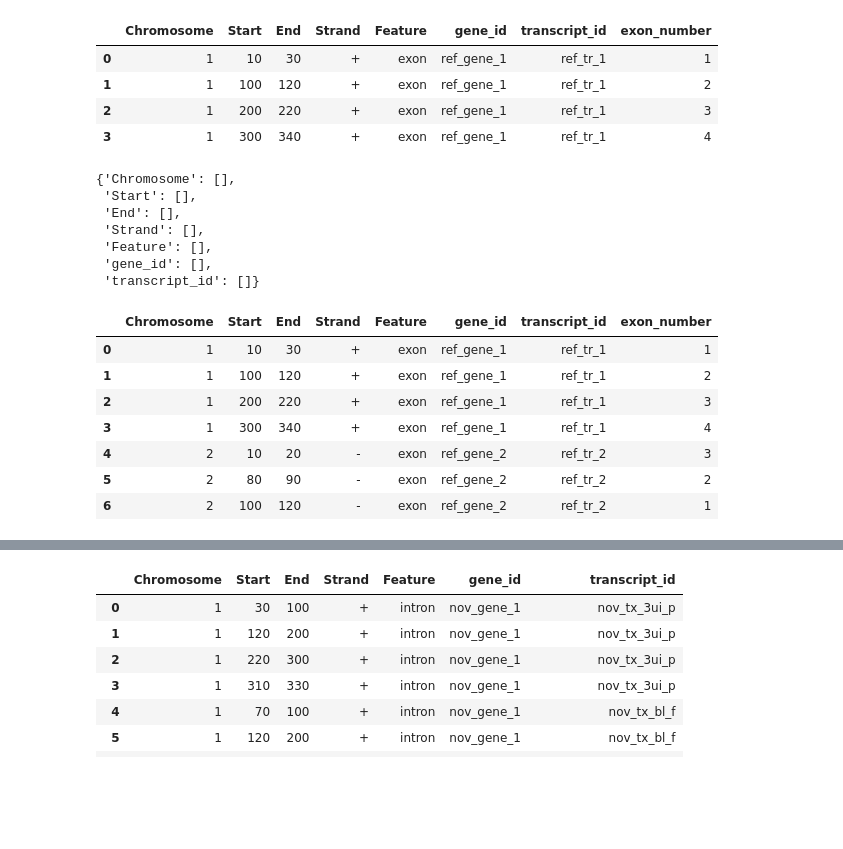
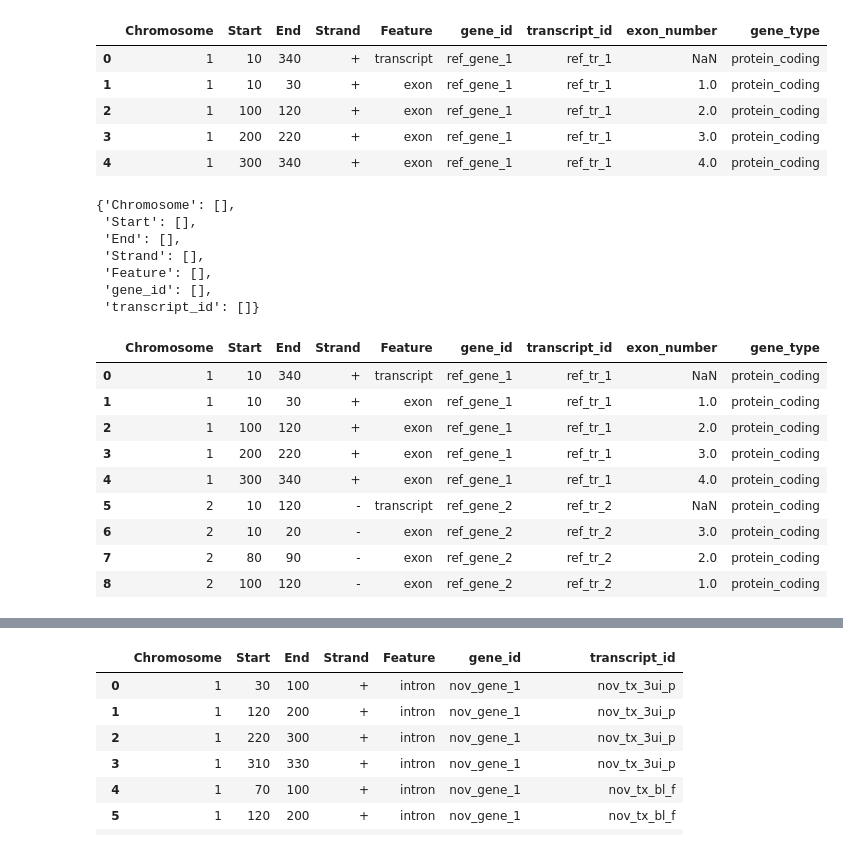
Before and after one commit to frattalab/PAPA, a Jupyter notebook: scripts/stringtie_intron_chain_classification.ipynb, the cells around one changed output, grey strips where cells are left out. Drawn from its saved outputs; the diff is of its cells as text; code cells hidden in the pictures; blank space fills up the shorter version.

Commit message:
generate test GTFs. random preliminary implementations

```diff
--- a/scripts/stringtie_intron_chain_classification.ipynb
+++ b/scripts/stringtie_intron_chain_classification.ipynb
@@ -8,23 +8,25 @@ import time
 from timeit import default_timer as timer
 # %%
 # A plus strand transcript
-test_ref_tr1 = {"Chromosome": [1]*4,
-                "Start": [10,100,200,300],
-                "End": [30,120,220,340],
-                "Strand": ["+"]*4,
-                "Feature": ["exon"]*4,
-                "gene_id": ["ref_gene_1"]*4,
-                "transcript_id": ["ref_tr_1"] * 4,
-                "exon_number": [1,2,3,4]}
+test_ref_tr1 = {"Chromosome": [1]*5,
+                "Start": [10,10,100,200,300],
+                "End": [340,30,120,220,340],
+                "Strand": ["+"]*5,
+                "Feature": ["transcript"] +["exon"]*4,
+                "gene_id": ["ref_gene_1"]*5,
+                "transcript_id": ["ref_tr_1"] * 5,
+                "exon_number": [None,1,2,3,4],
+                "gene_type": ["protein_coding"] * 5}
 
 
 pr.from_dict(test_ref_tr1)
 # %% [output]
-|  | Chromosome | Start | End | Strand | Feature | gene_id | transcript_id | exon_number |
-| 0 | 1 | 10 | 30 | + | exon | ref_gene_1 | ref_tr_1 | 1 |
-| 1 | 1 | 100 | 120 | + | exon | ref_gene_1 | ref_tr_1 | 2 |
-| 2 | 1 | 200 | 220 | + | exon | ref_gene_1 | ref_tr_1 | 3 |
-| 3 | 1 | 300 | 340 | + | exon | ref_gene_1 | ref_tr_1 | 4 |
+|  | Chromosome | Start | End | Strand | Feature | gene_id | transcript_id | exon_number | gene_type |
+| 0 | 1 | 10 | 340 | + | transcript | ref_gene_1 | ref_tr_1 | NaN | protein_coding |
+| 1 | 1 | 10 | 30 | + | exon | ref_gene_1 | ref_tr_1 | 1.0 | protein_coding |
+| 2 | 1 | 100 | 120 | + | exon | ref_gene_1 | ref_tr_1 | 2.0 | protein_coding |
+| 3 | 1 | 200 | 220 | + | exon | ref_gene_1 | ref_tr_1 | 3.0 | protein_coding |
+| 4 | 1 | 300 | 340 | + | exon | ref_gene_1 | ref_tr_1 | 4.0 | protein_coding |
 # %%
 {"Chromosome": [],
                 "Start": [],
@@ -44,28 +46,31 @@ pr.from_dict(test_ref_tr1)
  'transcript_id': []}
 # %%
 # A minus strand transcript
-test_ref_tr2 = {"Chromosome": [2]*3,
-                "Start": [10,80,100],
-                "End": [20,90,120],
-                "Strand": ["-"]*3,
-                "Feature": ["exon"]*3,
-                "gene_id": ["ref_gene_2"]*3,
-                "transcript_id": ["ref_tr_2"]*3,
-                "exon_number": [3,2,1]
+test_ref_tr2 = {"Chromosome": [2]*4,
+                "Start": [10,10,80,100],
+                "End": [120,20,90,120],
+                "Strand": ["-"]*4,
+                "Feature": ["transcript"] + ["exon"]*3,
+                "gene_id": ["ref_gene_2"]*4,
+                "transcript_id": ["ref_tr_2"]*4,
+                "exon_number": [None,3,2,1],
+                "gene_type": ["protein_coding"] * 4
                }
 
 
 test_ref = pr.concat([pr.from_dict(test_ref_tr1), pr.from_dict(test_ref_tr2)])
 test_ref
 # %% [output]
-|  | Chromosome | Start | End | Strand | Feature | gene_id | transcript_id | exon_number |
-| 0 | 1 | 10 | 30 | + | exon | ref_gene_1 | ref_tr_1 | 1 |
-| 1 | 1 | 100 | 120 | + | exon | ref_gene_1 | ref_tr_1 | 2 |
-| 2 | 1 | 200 | 220 | + | exon | ref_gene_1 | ref_tr_1 | 3 |
-| 3 | 1 | 300 | 340 | + | exon | ref_gene_1 | ref_tr_1 | 4 |
-| 4 | 2 | 10 | 20 | - | exon | ref_gene_2 | ref_tr_2 | 3 |
-| 5 | 2 | 80 | 90 | - | exon | ref_gene_2 | ref_tr_2 | 2 |
-| 6 | 2 | 100 | 120 | - | exon | ref_gene_2 | ref_tr_2 | 1 |
+|  | Chromosome | Start | End | Strand | Feature | gene_id | transcript_id | exon_number | gene_type |
+| 0 | 1 | 10 | 340 | + | transcript | ref_gene_1 | ref_tr_1 | NaN | protein_coding |
+| 1 | 1 | 10 | 30 | + | exon | ref_gene_1 | ref_tr_1 | 1.0 | protein_coding |
+| 2 | 1 | 100 | 120 | + | exon | ref_gene_1 | ref_tr_1 | 2.0 | protein_coding |
+| 3 | 1 | 200 | 220 | + | exon | ref_gene_1 | ref_tr_1 | 3.0 | protein_coding |
+| 4 | 1 | 300 | 340 | + | exon | ref_gene_1 | ref_tr_1 | 4.0 | protein_coding |
+| 5 | 2 | 10 | 120 | - | transcript | ref_gene_2 | ref_tr_2 | NaN | protein_coding |
+| 6 | 2 | 10 | 20 | - | exon | ref_gene_2 | ref_tr_2 | 3.0 | protein_coding |
+| 7 | 2 | 80 | 90 | - | exon | ref_gene_2 | ref_tr_2 | 2.0 | protein_coding |
+| 8 | 2 | 100 | 120 | - | exon | ref_gene_2 | ref_tr_2 | 1.0 | protein_coding |
 # %%
 # Now make test novel transcripts to cover my test cases
 
```
Also changed, not shown: parts of 37 cells of this notebook.
